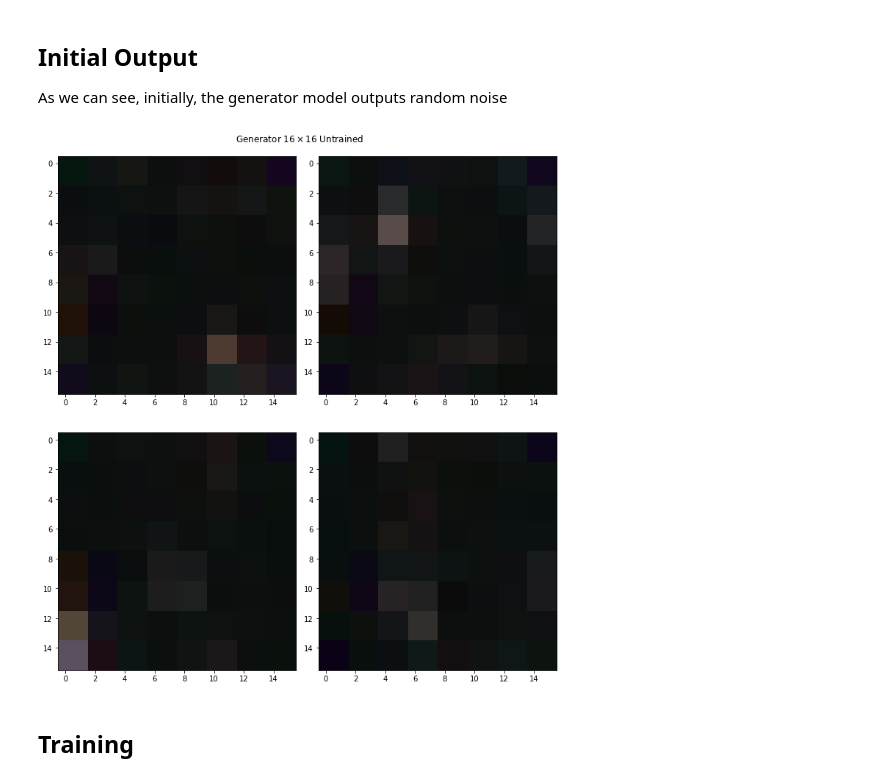
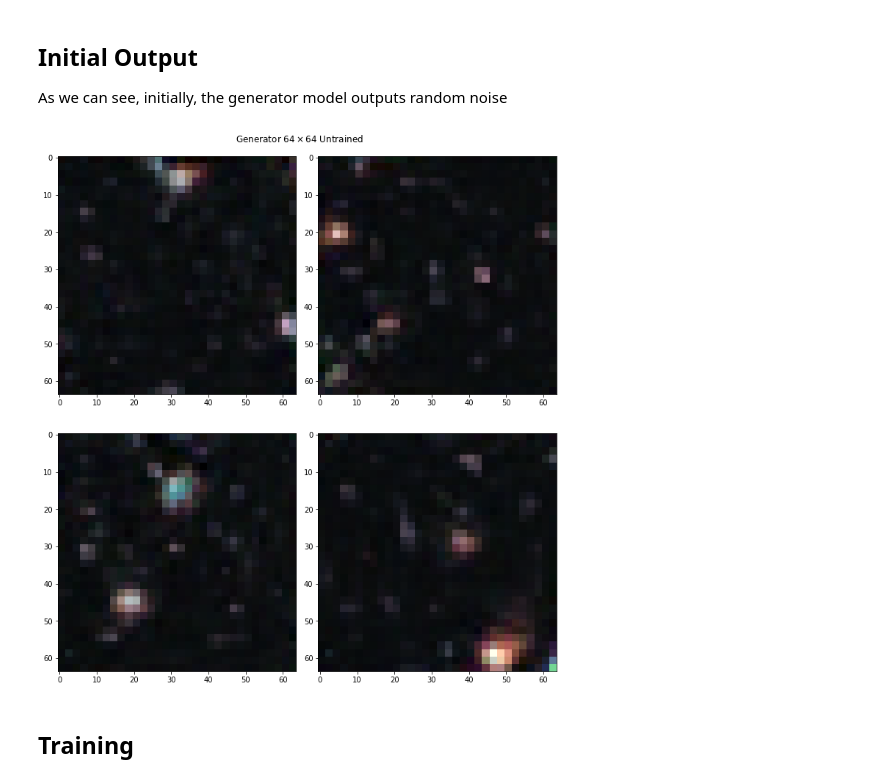
Before and after one commit to antoniojkim/DeepHubble, a Jupyter notebook: model/Pro-GAN.ipynb, the cells around one changed output. Cells and saved outputs as stored; diff of their text form; code cells hidden in the pictures.

```diff
--- a/model/Pro-GAN.ipynb
+++ b/model/Pro-GAN.ipynb
@@ -83,8 +83,8 @@ class Dataset:
         return self.transforms(HubbleXDF)
 
 def FromTensor(tensor):
-    if tensor.min() < 0 or tensor.max() > 1:
-        tensor = torch.sigmoid(tensor)
+    tensor[tensor < 0] = 0
+    tensor[tensor > 1] = 1
 
     return np.moveaxis(tensor.detach().cpu().numpy(), 1, -1)
 # %% [markdown]
@@ -97,7 +97,7 @@ device
 # %% [output]
 device(type='cuda', index=0)
 # %%
-resolution = 16
+resolution = 64
 # %%
 class Generator(torchx.nn.Module):
     def __init__(
@@ -108,6 +108,7 @@ class Generator(torchx.nn.Module):
         fmap_decay: float = 1.0,
         fmap_max: int = 256,
         latent_size: int = None,
+        use_wscale: bool = True,
     ):
         super().__init__()
 
@@ -138,23 +139,23 @@ class Generator(torchx.nn.Module):
         def block(res):
             if res == 2: # 4x4
                 return torch.nn.Sequential(
+                    torchx.nn.View(-1, latent_size, 1, 1),
                     torchx.nn.PixelwiseNorm(),
-                    torch.nn.Linear(latent_size, nf(res-1)*16),
+                    torchx.nn.ConvTranspose2d(latent_size, nf(res-1), 4, 1, gain=np.sqrt(2)/4, use_wscale=use_wscale),
                     torch.nn.LeakyReLU(0.2, inplace=True),
                     torchx.nn.PixelwiseNorm(),
-                    torchx.nn.View(-1, nf(res-1), 4, 4),
 
-                    torch.nn.Conv2d(nf(res-1), nf(res-1), kernel_size=3, stride=1, padding=1, bias=True),
+                    torchx.nn.Conv2d(nf(res-1), nf(res-1), 3, 1, 1, use_wscale=use_wscale),
                     torch.nn.LeakyReLU(0.2, inplace=True),
                     torchx.nn.PixelwiseNorm(),
                 )
             else: # 8x8 and up
                 return torch.nn.Sequential(
                     upsample2d(),
-                    torch.nn.Conv2d(nf(res-2), nf(res-1), kernel_size=3, stride=1, padding=1, bias=True),
+                    torchx.nn.Conv2d(nf(res-2), nf(res-1), 3, 1, 1, use_wscale=use_wscale),
                     torch.nn.LeakyReLU(0.2, inplace=True),
                     torchx.nn.PixelwiseNorm(),
-                    torch.nn.Conv2d(nf(res-1), nf(res-1), kernel_size=3, stride=1, padding=1, bias=True),
+                    torchx.nn.Conv2d(nf(res-1), nf(res-1), 3, 1, 1, use_wscale=use_wscale),
                     torch.nn.LeakyReLU(0.2, inplace=True),
                     torchx.nn.PixelwiseNorm(),
                 )
@@ -162,7 +163,7 @@ class Generator(torchx.nn.Module):
 #                     x = PN(act(apply_bias(upscale2d_conv2d(x, fmaps=nf(res-1), kernel=3, use_wscale=use_wscale))))
 
         def torgb(res): # res = 2..resolution_log2
-            return torch.nn.Conv2d(nf(res-1), self.num_channels, 1, 1, bias=True)
+            return torchx.nn.Conv2d(nf(res-1), self.num_channels, 1, 1, gain=1, use_wscale=use_wscale)
 
         self.blocks = torch.nn.ModuleDict({
             f"block_{2**res}x{2**res}": block(res)
@@ -189,8 +190,6 @@ class Generator(torchx.nn.Module):
                 self.torgb[f"torgb_{2**(resolution_log2-1)}x{2**(resolution_log2-1)}"],
                 upsample2d(),
             ]
-
-        self.reset_parameters()
 
 
     def forward(self, x, alpha=1):
@@ -223,7 +222,7 @@ class Generator(torchx.nn.Module):
 
 
 def check_generator_dims(generator, res):
-    noise = torch.rand([1, 256]).to(device)
+    noise = torch.tanh(torch.rand([1, 256]).to(device))
     for alpha in (0, 0.5, 1):
         fake_output = generator.forward(noise, alpha)
         assert fake_output.shape == (1, 3, res, res), \
@@ -233,8 +232,8 @@ generator = Generator(resolution=resolution).to(device)
 print(f"Number of Parameters for {resolution}x{resolution} Generator: ", generator.num_params())
 
 for model_file in (
-    f"../data/checkpoints/final_pro-gan_generator_{resolution}x{resolution}.pt",
-    f"../data/checkpoints/final_pro-gan_generator_{resolution//2}x{resolution//2}.pt"
+#     f"../data/checkpoints/final_pro-gan_generator_{resolution}x{resolution}.pt",
+    f"../data/checkpoints/final_pro-gan_generator_{resolution//2}x{resolution//2}.pt",
 ):
     if os.path.isfile(model_file):
         generator.load(model_file)
@@ -386,22 +390,22 @@ Loaded Generator:  ../data/checkpoints/final_pro-gan_discriminator_8x8.pt
 
 As we can see, initially, the generator model outputs random noise
 # %%
-noise = torch.randn(4, 256).to(device)
+noise = torch.tanh(torch.randn(4, 256, device=device))
 fake_output = generator.forward(noise, alpha=0)
-fake_output = FromTensor(fake_output)
+fake_output_imgs = FromTensor(fake_output)
 
 fig, ax = plt.subplots(2, 2, figsize=(10, 11))
 fig.tight_layout()
-ax[0][0].imshow(fake_output[0])
-ax[0][1].imshow(fake_output[1])
-ax[1][0].imshow(fake_output[2])
-ax[1][1].imshow(fake_output[3])
+ax[0][0].imshow(fake_output_imgs[0])
+ax[0][1].imshow(fake_output_imgs[1])
+ax[1][0].imshow(fake_output_imgs[2])
+ax[1][1].imshow(fake_output_imgs[3])
 fig.suptitle(f"Generator ${resolution} \\times {resolution}$ Untrained")
 fig.tight_layout()
 plt.savefig(f"../data/images/generator_untrained_{resolution}x{resolution}.png")
 plt.show()
 # %% [output]
-[figure, old version]
+[figure, new version]
 # %% [markdown]
 ## Training
 # %%
```
Also changed, not shown: parts of 14 cells of this notebook, 5 other files.
